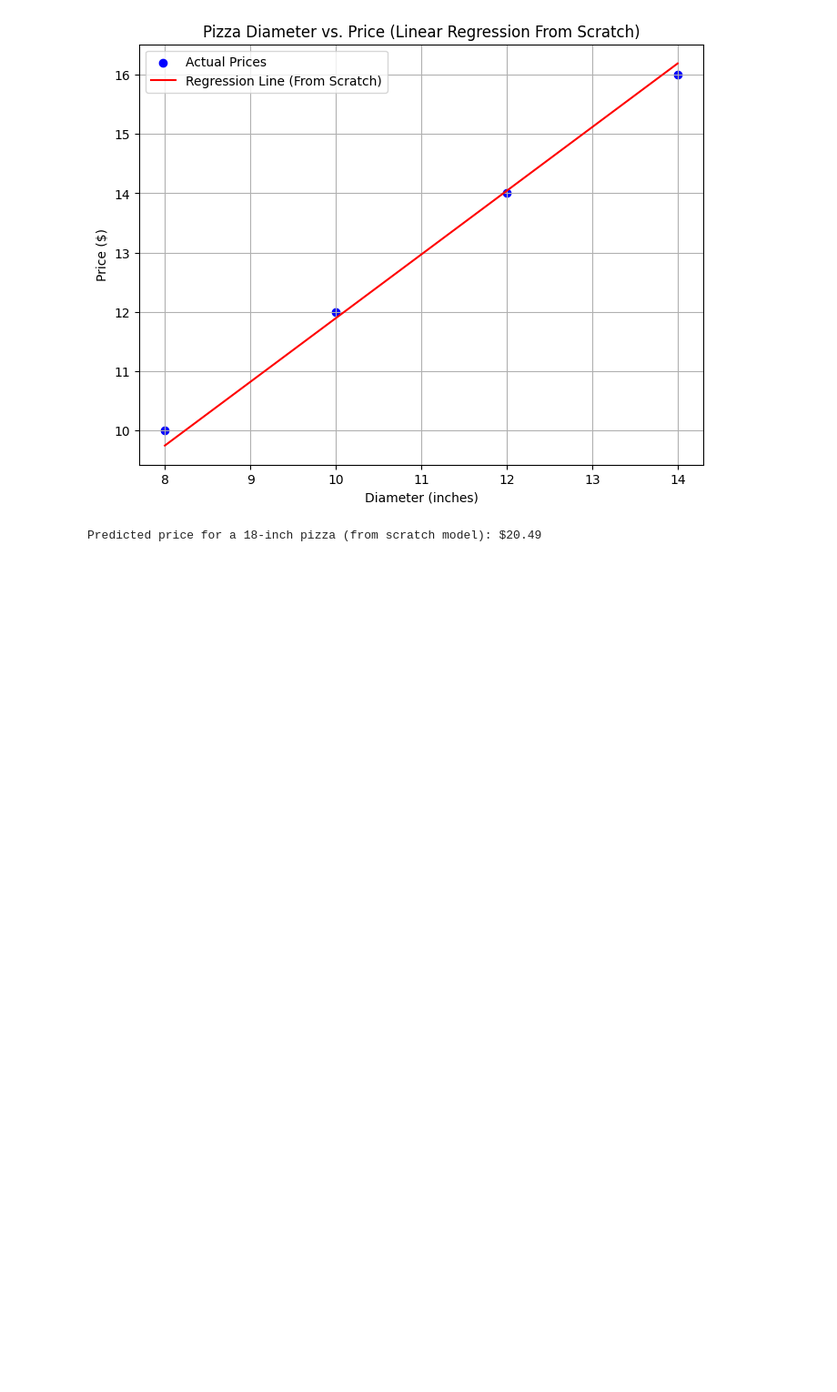
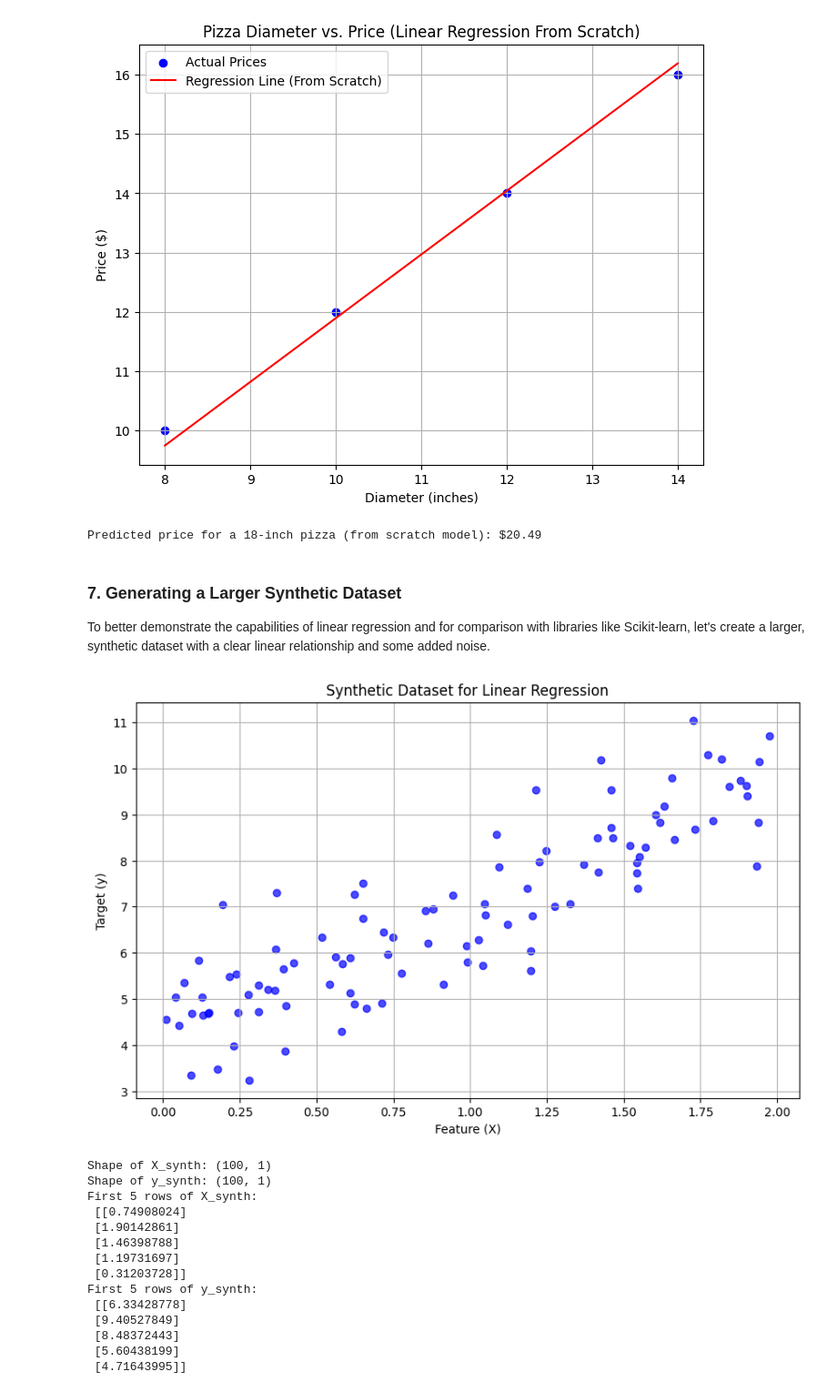
Before and after one commit to amit-sahu-a11y/ML_projects_for_practice, a Jupyter notebook: Untitled51.ipynb, the cells around one changed output. Shown at 91% size. Cells and saved outputs as stored; diff of their text form; code cells hidden in the pictures; blank space fills up the shorter version.

Commit message:
I'll add a cell to generate a synthetic dataset for linear regression.

```diff
--- a/Untitled51.ipynb
+++ b/Untitled51.ipynb
@@ -175,3 +175,46 @@ Optimal c: 1.1365
 [figure]
 [figure]
 Predicted price for a 18-inch pizza (from scratch model): $20.49
+# %% [markdown]
+### 7. Generating a Larger Synthetic Dataset
+
+To better demonstrate the capabilities of linear regression and for comparison with libraries like Scikit-learn, let's create a larger, synthetic dataset with a clear linear relationship and some added noise.
+# %%
+import numpy as np
+import matplotlib.pyplot as plt
+
+np.random.seed(42) # for reproducibility
+
+# Generate a larger synthetic dataset
+X_synth = 2 * np.random.rand(100, 1) # 100 data points, 1 feature
+y_synth = 4 + 3 * X_synth + np.random.randn(100, 1) # y = 4 + 3X + noise
+
+# Visualize the synthetic data
+plt.figure(figsize=(10, 6))
+plt.scatter(X_synth, y_synth, c='blue', alpha=0.7)
+plt.title('Synthetic Dataset for Linear Regression')
+plt.xlabel('Feature (X)')
+plt.ylabel('Target (y)')
+plt.grid(True)
+plt.show()
+
+print(f"Shape of X_synth: {X_synth.shape}")
+print(f"Shape of y_synth: {y_synth.shape}")
+print("First 5 rows of X_synth:\n", X_synth[:5])
+print("First 5 rows of y_synth:\n", y_synth[:5])
+# %% [output]
+[figure, added]
+Shape of X_synth: (100, 1)
+Shape of y_synth: (100, 1)
+First 5 rows of X_synth:
+ [[0.74908024]
+ [1.90142861]
+ [1.46398788]
+ [1.19731697]
+ [0.31203728]]
+First 5 rows of y_synth:
+ [[6.33428778]
+ [9.40527849]
+ [8.48372443]
+ [5.60438199]
+ [4.71643995]]
```
